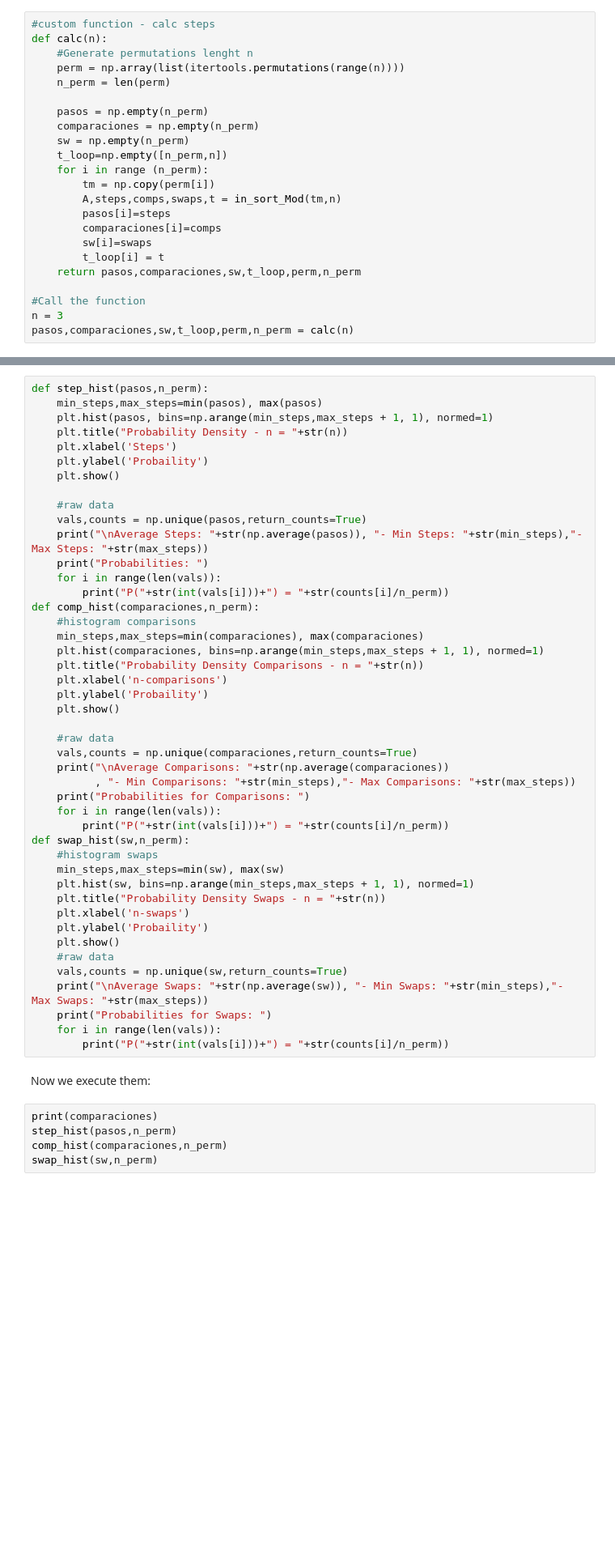
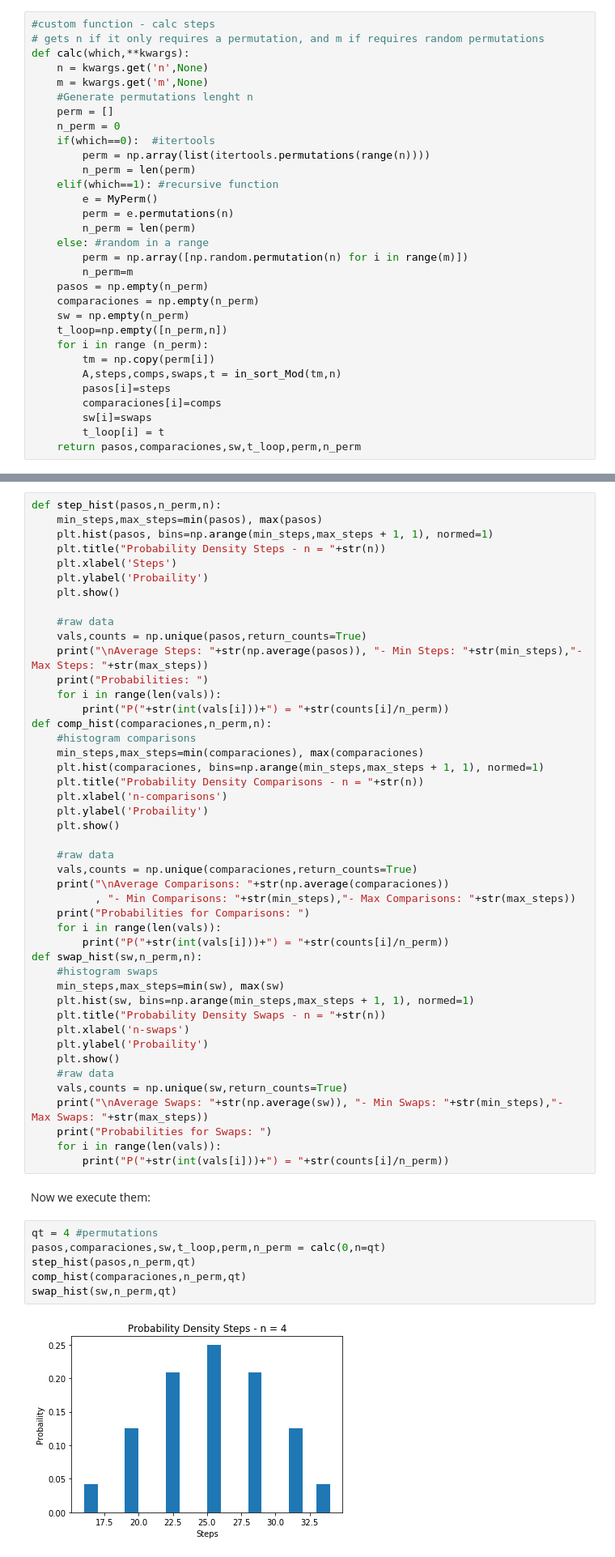
Before and after one commit to edwmapa/Algorithms, a Jupyter notebook: Homeworks/Ins_Sort/Insertion Sort.ipynb, the cells around one changed output, grey strips where cells are left out. Shown at 81% size. Saved outputs shown, nothing was run; the diff lists cells and outputs as text; blank space fills up the shorter version.

Commit message:
Added Recursive One

```diff
--- a/Homeworks/Ins_Sort/Insertion Sort.ipynb
+++ b/Homeworks/Ins_Sort/Insertion Sort.ipynb
@@ -51,11 +76,23 @@ ordered A >  [0 1 3 4 5 7 9]
 ### Steps distribution
 # %%
 #custom function - calc steps
-def calc(n):
+# gets n if it only requires a permutation, and m if requires random permutations
+def calc(which,**kwargs):
+    n = kwargs.get('n',None)
+    m = kwargs.get('m',None)
     #Generate permutations lenght n
-    perm = np.array(list(itertools.permutations(range(n))))
-    n_perm = len(perm)
-
+    perm = []
+    n_perm = 0
+    if(which==0):  #itertools
+        perm = np.array(list(itertools.permutations(range(n))))
+        n_perm = len(perm)
+    elif(which==1): #recursive function
+        e = MyPerm()
+        perm = e.permutations(n)
+        n_perm = len(perm)
+    else: #random in a range
+        perm = np.array([np.random.permutation(n) for i in range(m)])
+        n_perm=m
     pasos = np.empty(n_perm)
     comparaciones = np.empty(n_perm)
     sw = np.empty(n_perm)
@@ -68,17 +105,13 @@ def calc(n):
         sw[i]=swaps
         t_loop[i] = t
     return pasos,comparaciones,sw,t_loop,perm,n_perm
-
-#Call the function
-n = 3
-pasos,comparaciones,sw,t_loop,perm,n_perm = calc(n)
 # %% [markdown]
 ### Histogram Functions:
 # %%
-def step_hist(pasos,n_perm):
+def step_hist(pasos,n_perm,n):
     min_steps,max_steps=min(pasos), max(pasos)
     plt.hist(pasos, bins=np.arange(min_steps,max_steps + 1, 1), normed=1)
-    plt.title("Probability Density - n = "+str(n))
+    plt.title("Probability Density Steps - n = "+str(n))
     plt.xlabel('Steps')
     plt.ylabel('Probaility')
     plt.show()
@@ -89,7 +122,7 @@ def step_hist(pasos,n_perm):
     print("Probabilities: ")
     for i in range(len(vals)):
         print("P("+str(int(vals[i]))+") = "+str(counts[i]/n_perm))
-def comp_hist(comparaciones,n_perm):
+def comp_hist(comparaciones,n_perm,n):
     #histogram comparisons
     min_steps,max_steps=min(comparaciones), max(comparaciones)
     plt.hist(comparaciones, bins=np.arange(min_steps,max_steps + 1, 1), normed=1)
@@ -105,7 +138,7 @@ def comp_hist(comparaciones,n_perm):
     print("Probabilities for Comparisons: ")
     for i in range(len(vals)):
         print("P("+str(int(vals[i]))+") = "+str(counts[i]/n_perm))
-def swap_hist(sw,n_perm):
+def swap_hist(sw,n_perm,n):
     #histogram swaps
     min_steps,max_steps=min(sw), max(sw)
     plt.hist(sw, bins=np.arange(min_steps,max_steps + 1, 1), normed=1)
@@ -122,8 +155,10 @@ def swap_hist(sw,n_perm):
 # %% [markdown]
 Now we execute them:
 # %%
-print(comparaciones)
-step_hist(pasos,n_perm)
-comp_hist(comparaciones,n_perm)
-swap_hist(sw,n_perm)
+qt = 4 #permutations
+pasos,comparaciones,sw,t_loop,perm,n_perm = calc(0,n=qt)
+step_hist(pasos,n_perm,qt)
+comp_hist(comparaciones,n_perm,qt)
+swap_hist(sw,n_perm,qt)
 # %% [output]
+[figure, new version]
```
Also changed, not shown: parts of 18 cells of this notebook.
